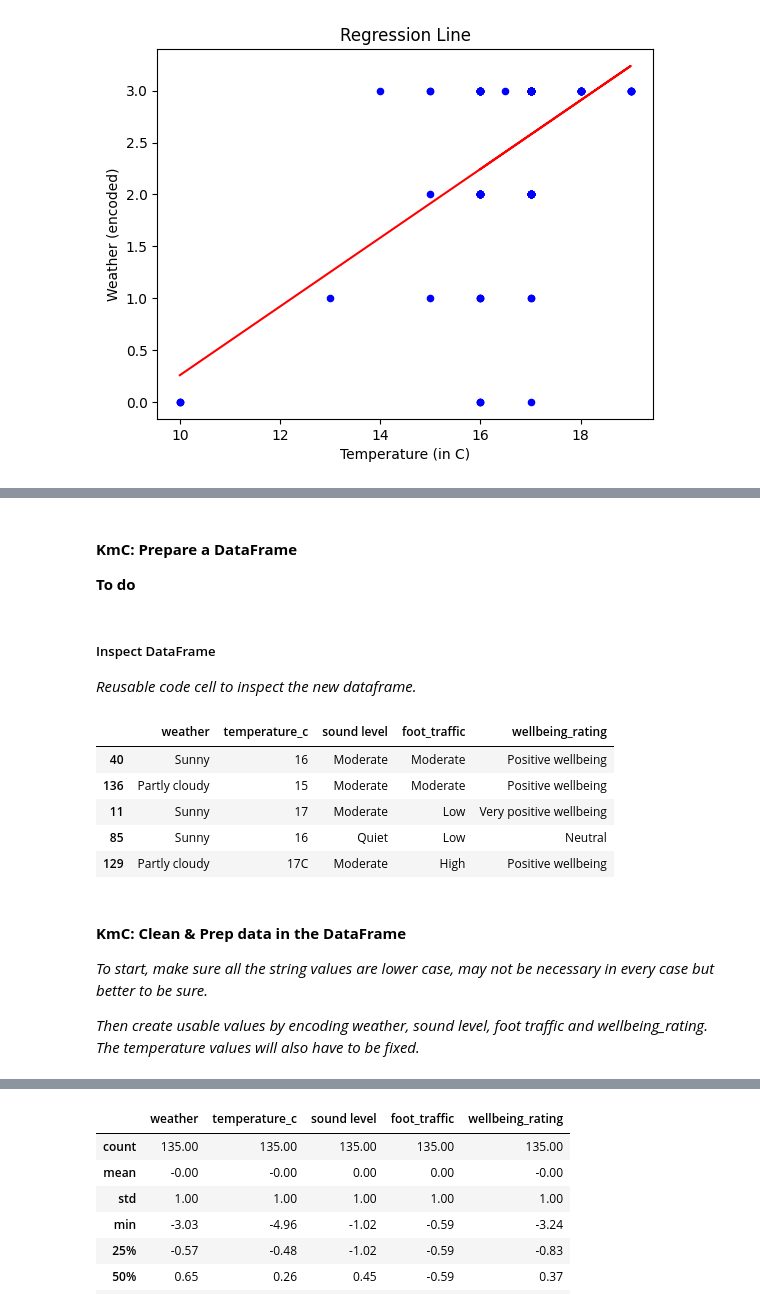
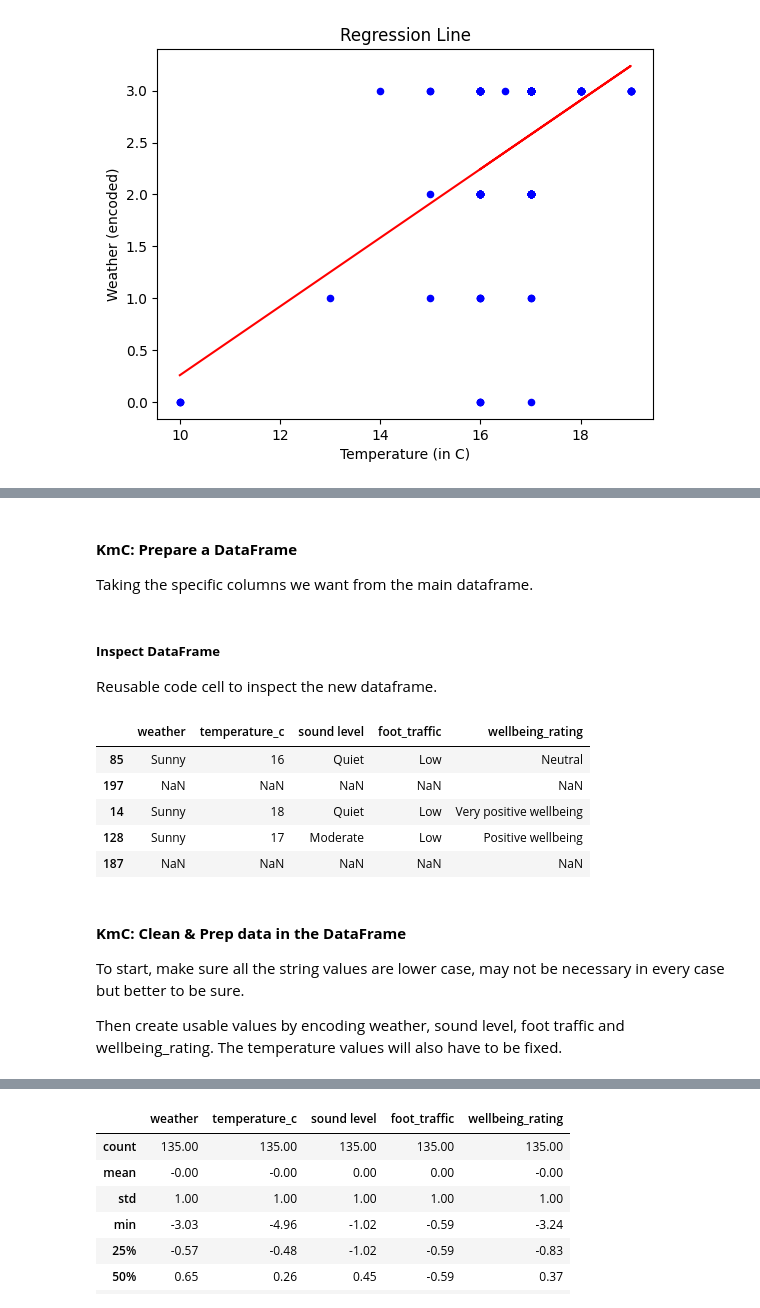
Before and after one commit to Paul-Daly366/MachineLearning_Project_Colab, a Jupyter notebook: MachineLearningProj.ipynb, the cells around one changed output, grey strips where cells are left out. Drawn from its saved outputs; the diff is of its cells as text; code cells hidden in the pictures.

```diff
--- a/MachineLearningProj.ipynb
+++ b/MachineLearningProj.ipynb
@@ -405,6 +365,6 @@ num_states = len(map_states)
 # %% [markdown]
 #### **KmC: Prepare a DataFrame**
-**To do**
+Taking the specific columns we want from the main dataframe.
 # %%
 df_clustering = df[["weather",
                     "temperature_c",
@@ -412,25 +372,26 @@ df_clustering = df[["weather",
                     "foot_traffic",
                     "wellbeing_rating"
                     ]]
-
+df_clustering = df_clustering.copy()
+df_clustering_initial = df_clustering.copy()
 df_clustering = df_clustering.dropna(axis=0, how="all")
 # %% [markdown]
-##### Inspect DataFrame
-*Reusable code cell to inspect the new dataframe.*
+##### **Inspect DataFrame**
+Reusable code cell to inspect the new dataframe.
 # %%
-df_clustering.sample(5)
+df_clustering_initial.sample(5)
 # %% [output]
 |  | weather | temperature_c | sound level | foot_traffic | wellbeing_rating |
-| 40 | Sunny | 16 | Moderate | Moderate | Positive wellbeing |
-| 136 | Partly cloudy | 15 | Moderate | Moderate | Positive wellbeing |
-| 11 | Sunny | 17 | Moderate | Low | Very positive wellbeing |
 | 85 | Sunny | 16 | Quiet | Low | Neutral |
-| 129 | Partly cloudy | 17C | Moderate | High | Positive wellbeing |
+| 197 | NaN | NaN | NaN | NaN | NaN |
+| 14 | Sunny | 18 | Quiet | Low | Very positive wellbeing |
+| 128 | Sunny | 17 | Moderate | Low | Positive wellbeing |
+| 187 | NaN | NaN | NaN | NaN | NaN |
 # %% [markdown]
 #### **KmC: Clean & Prep data in the DataFrame**
-*To start, make sure all the string values are lower case, may not be necessary in every case but better to be sure.*
+To start, make sure all the string values are lower case, may not be necessary in every case but better to be sure.
 
-*Then create usable values by encoding weather, sound level, foot traffic and wellbeing_rating. The temperature values will also have to be fixed.*
+Then create usable values by encoding weather, sound level, foot traffic and wellbeing_rating. The temperature values will also have to be fixed.
 # %%
 df_clustering['weather'] = df_clustering['weather'].str.strip().str.lower()
 df_clustering['temperature_c'] = df_clustering['temperature_c'].str.strip().str.lower()
```
Also changed, not shown: parts of 64 cells of this notebook.
